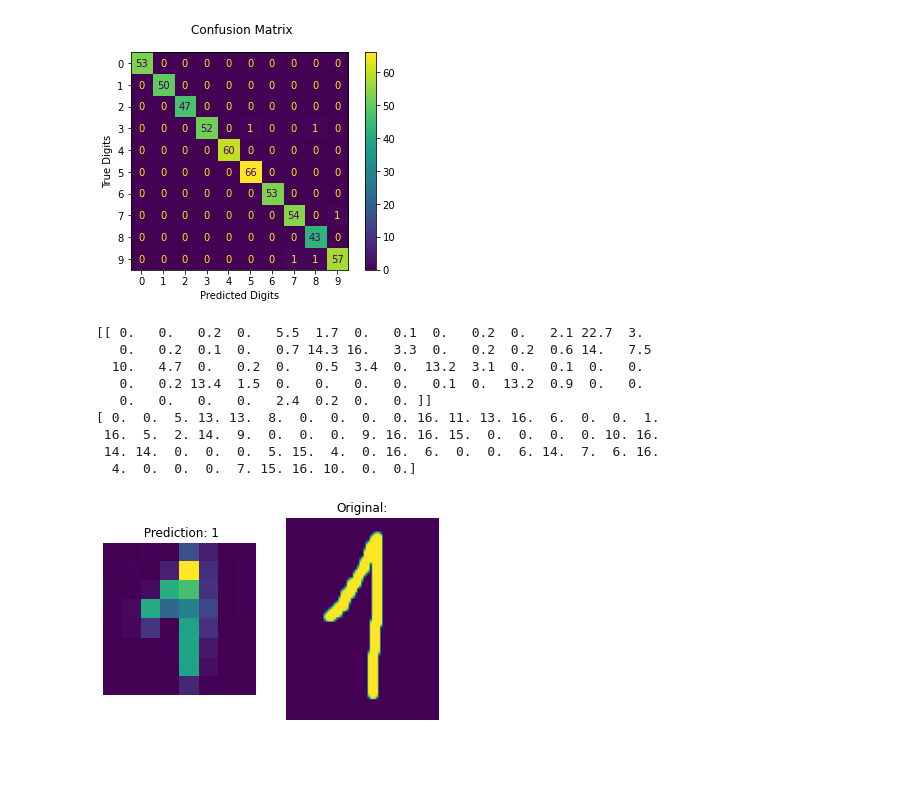
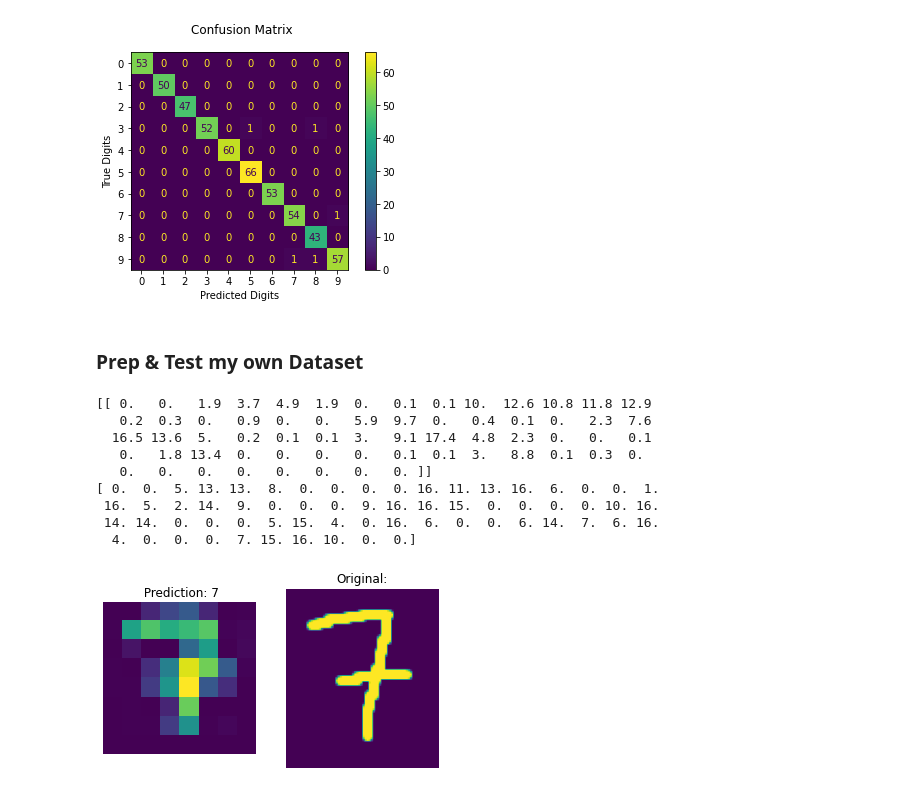
Before and after one commit to liorsl1/ML-Projects, a Jupyter notebook: Machine-Learning/Handwritten_DigitsClassifier/Digits_Classification.ipynb, the cells around one changed output. Saved outputs shown, nothing was run; the diff lists cells and outputs as text; code cells hidden in the pictures; blank space fills up the shorter version.

```diff
--- a/Machine-Learning/Handwritten_DigitsClassifier/Digits_Classification.ipynb
+++ b/Machine-Learning/Handwritten_DigitsClassifier/Digits_Classification.ipynb
@@ -69,12 +77,14 @@ plt.show()
    macro avg       0.99      0.99      0.99       540
 weighted avg       0.99      0.99      0.99       540
 [figure]
+# %% [markdown]
+### Prep & Test my own Dataset
 # %%
 #loading our own handwritten digit images, converting it to the same data type of the model images(same pixels, same dimensions),then predicting the outcome.
 from PIL import Image
 import PIL.ImageOps
 _, axes = plt.subplots(1,2)
-img= Image.open("data/digit1.png")
+img= Image.open("data/digit7.png")
 img=img.convert("L")
 #inverting the image colors
 img=PIL.ImageOps.invert(img)
@@ -86,37 +96,37 @@ imgplot=plt.imshow(img)
 #getting the pixels in an array
 dig=np.array(img)
 #reshaping dimensions/pixels
 dig_reshaped=dig.reshape(1,-1)
 #dividing by 10 sort of normalize the pixels the same way the training sets pixels are presented (this was the tough part to figure out)
 print(dig_reshaped/10)
 print(train_x[0])
 prediction=clf_svc.predict(dig_reshaped/10)
 axes[0].imshow(img)
 axes[1].imshow(img_og)
 axes[0].set_axis_off()
 axes[1].set_axis_off()
 axes[0].set_title(' Prediction: %i' % prediction,fontsize=12)
 axes[1].set_title('Original:',fontsize=12)
 plt.show()
- #here is a manual, more raw implementation approach on the data i tried to take, but its worse than the main approach i took
+ #here is a manual, more raw implementation approach on the data i tried to take, so im leaving it here
 # dig=image.imread('data/digit8(8x8).png')
 # print(dig.shape)
 # # dig[dig==1]=0 #changing the colors as the training sets.(in case we choose digit0 pic)(called inverting)
 # result = dig[:, :, 0] #collapsing the last dimension which tampers with colors.
 # result[result==1]=0
 # # print(result.shape)
 # res_reshaped=result.reshape(1,64)
 # print(clf_svc.predict(res_reshaped))
 # plt.imshow(result)
 # print(result)
 # %% [output]
-[[ 0.   0.   0.2  0.   5.5  1.7  0.   0.1  0.   0.2  0.   2.1 22.7  3.
-   0.   0.2  0.1  0.   0.7 14.3 16.   3.3  0.   0.2  0.2  0.6 14.   7.5
-  10.   4.7  0.   0.2  0.   0.5  3.4  0.  13.2  3.1  0.   0.1  0.   0.
-   0.   0.2 13.4  1.5  0.   0.   0.   0.   0.1  0.  13.2  0.9  0.   0.
-   0.   0.   0.   0.   2.4  0.2  0.   0. ]]
+[[ 0.   0.   1.9  3.7  4.9  1.9  0.   0.1  0.1 10.  12.6 10.8 11.8 12.9
+   0.2  0.3  0.   0.9  0.   0.   5.9  9.7  0.   0.4  0.1  0.   2.3  7.6
+  16.5 13.6  5.   0.2  0.1  0.1  3.   9.1 17.4  4.8  2.3  0.   0.   0.1
+   0.   1.8 13.4  0.   0.   0.   0.   0.1  0.1  3.   8.8  0.1  0.3  0.
+   0.   0.   0.   0.   0.   0.   0.   0. ]]
 [ 0.  0.  5. 13. 13.  8.  0.  0.  0.  0. 16. 11. 13. 16.  6.  0.  0.  1.
  16.  5.  2. 14.  9.  0.  0.  0.  9. 16. 16. 15.  0.  0.  0.  0. 10. 16.
  14. 14.  0.  0.  0.  5. 15.  4.  0. 16.  6.  0.  0.  6. 14.  7.  6. 16.
   4.  0.  0.  0.  7. 15. 16. 10.  0.  0.]
-[figure, old version]
+[figure, new version]
```
Also changed, not shown: parts of 5 cells of this notebook.
